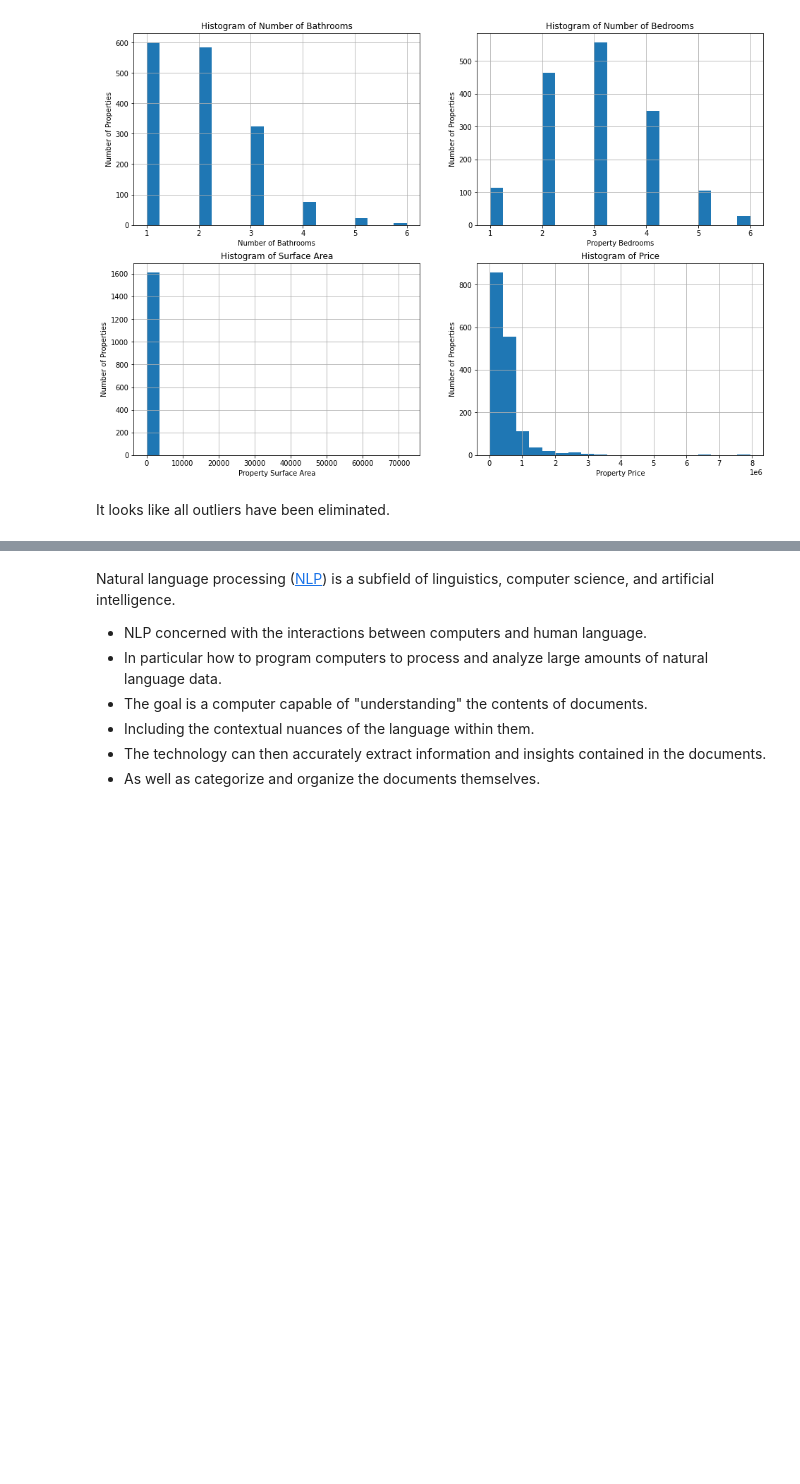
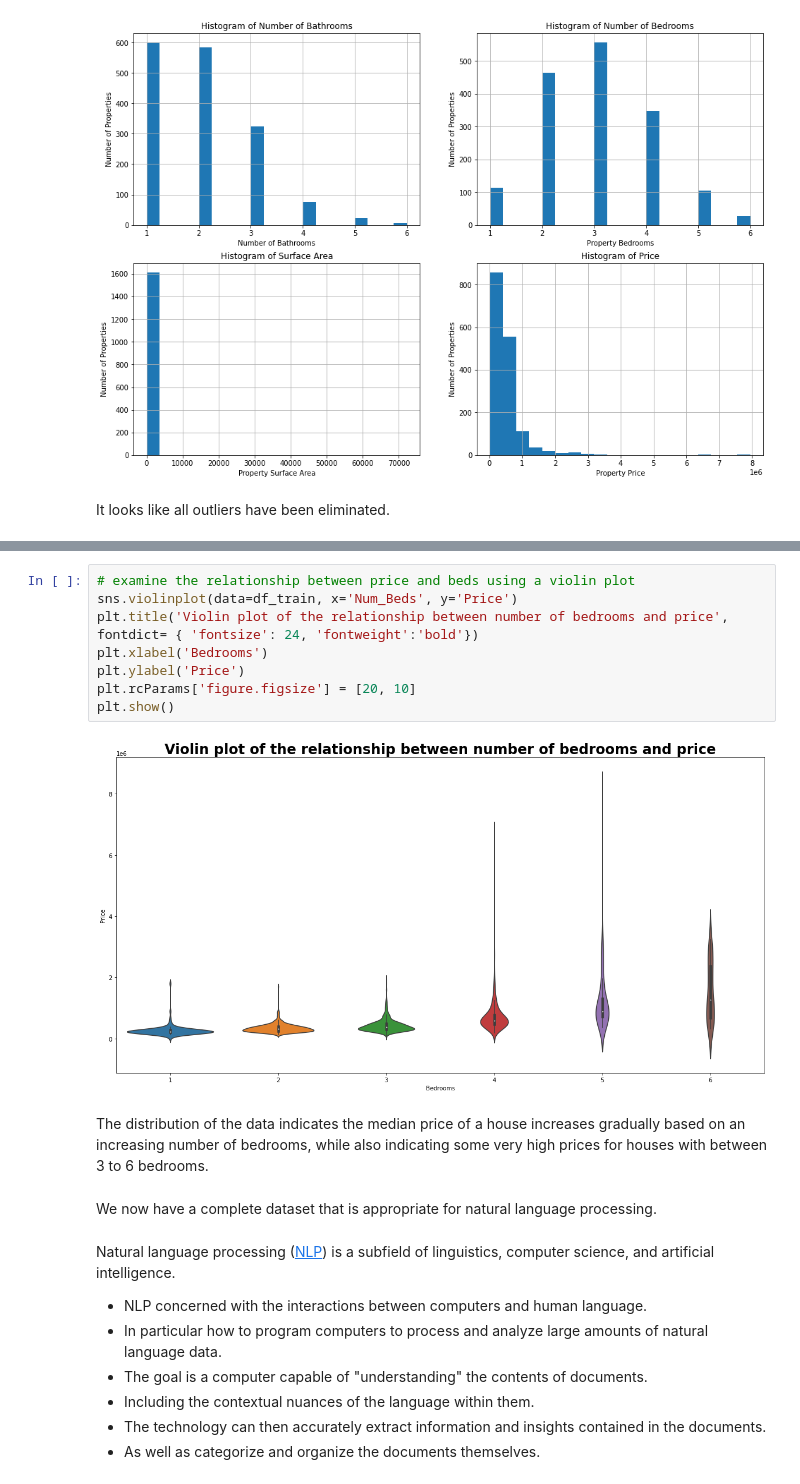
Before and after one commit to markdevine/ET5003_SEM1_2021-2, a Jupyter notebook: ET5003_KaggleCompetition_MarkDevine_19187289.ipynb, the cells around one changed output, grey strips where cells are left out. Drawn from its saved outputs; the diff is of its cells as text; blank space fills up the shorter version.

```diff
--- a/ET5003_KaggleCompetition_MarkDevine_19187289.ipynb
+++ b/ET5003_KaggleCompetition_MarkDevine_19187289.ipynb
@@ -533,3 +549,17 @@ print(df_train.shape)
+# %%
+# examine the relationship between price and beds using a violin plot
+sns.violinplot(data=df_train, x='Num_Beds', y='Price')
+plt.title('Violin plot of the relationship between number of bedrooms and price', fontdict= { 'fontsize': 24, 'fontweight':'bold'})
+plt.xlabel('Bedrooms')
+plt.ylabel('Price')
+plt.rcParams['figure.figsize'] = [20, 10]
+plt.show()
+# %% [output]
+[figure, added]
+# %% [markdown]
+The distribution of the data indicates the median price of a house increases gradually based on an increasing number of bedrooms, while also indicating some very high prices for houses with between 3 to 6 bedrooms.
+# %% [markdown]
+We now have a complete dataset that is appropriate for natural language processing.
 # %% [markdown]
 Natural language processing ([NLP](https://en.wikipedia.org/wiki/Natural_language_processing)) is a subfield of linguistics, computer science, and artificial intelligence.
 
```
Also changed, not shown: parts of 5 cells of this notebook.
